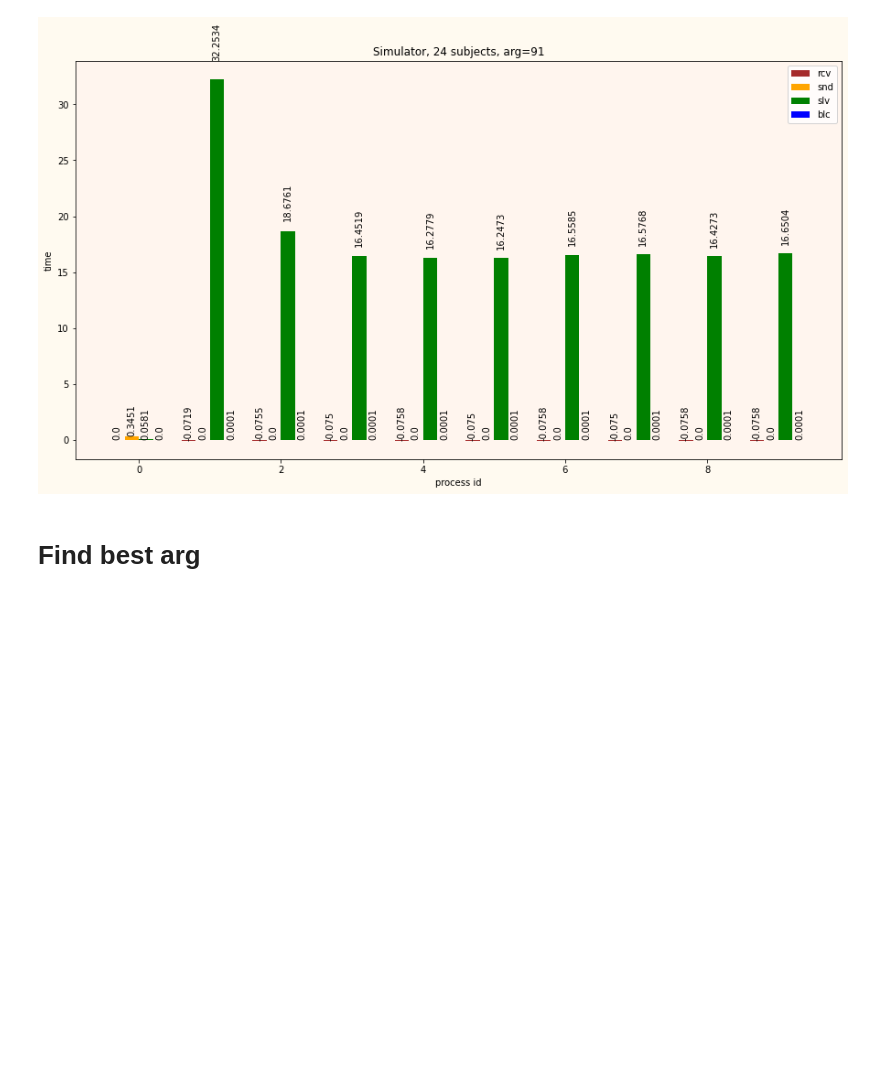
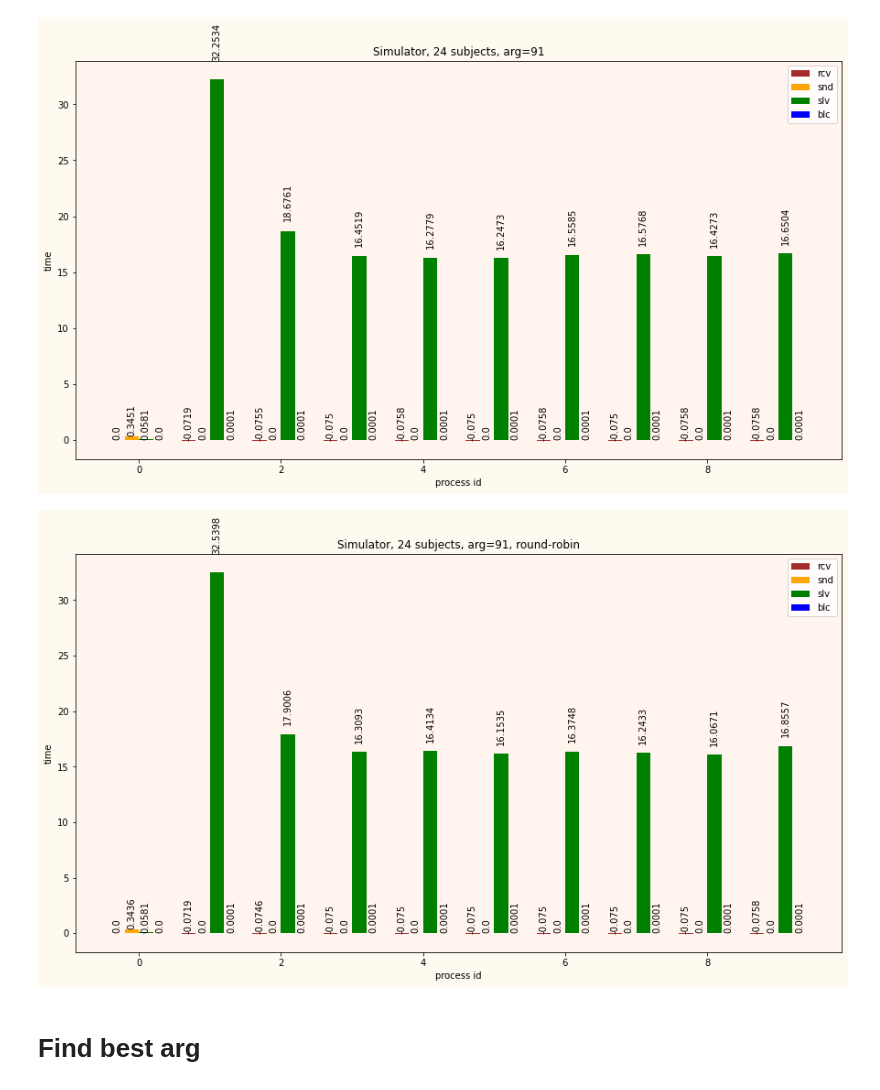
Before and after one commit to amonin7/Simulator, a Jupyter notebook: Visualization.ipynb, the cells around one changed output. Cells and saved outputs as stored; diff of their text form; code cells hidden in the pictures; blank space fills up the shorter version.

Commit message:
implemented the round-robin algorithm

```diff
--- a/Visualization.ipynb
+++ b/Visualization.ipynb
@@ -242,6 +242,10 @@ plot_statistics('TraceS.csv', 'Simulator, 24 subjects')
 plot_statistics('TraceS.csv', 'Simulator, 24 subjects, arg=91')
 # %% [output]
 [figure]
+# %%
+plot_statistics('TraceS.csv', 'Simulator, 24 subjects, arg=91, round-robin')
+# %% [output]
+[figure, added]
 # %%
 [*,*,*,*,*,*,*,*,*,*,*,*,*,*,*,*,*,*]
 # %% [markdown]
```
Also changed, not shown: 1 other file.
